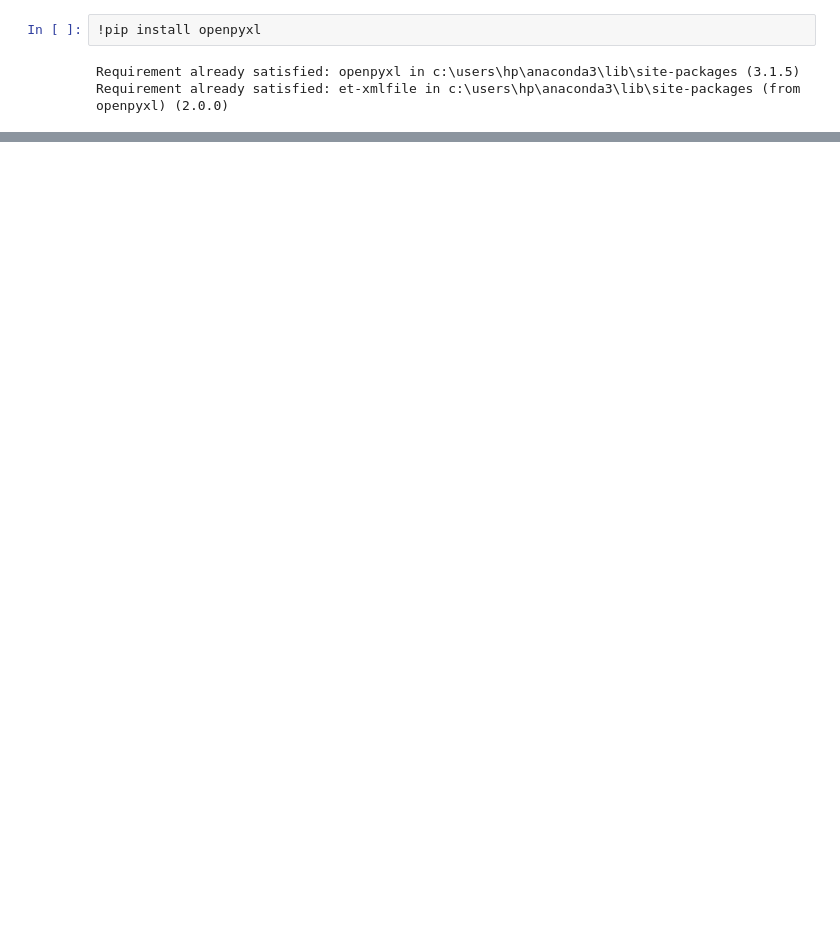
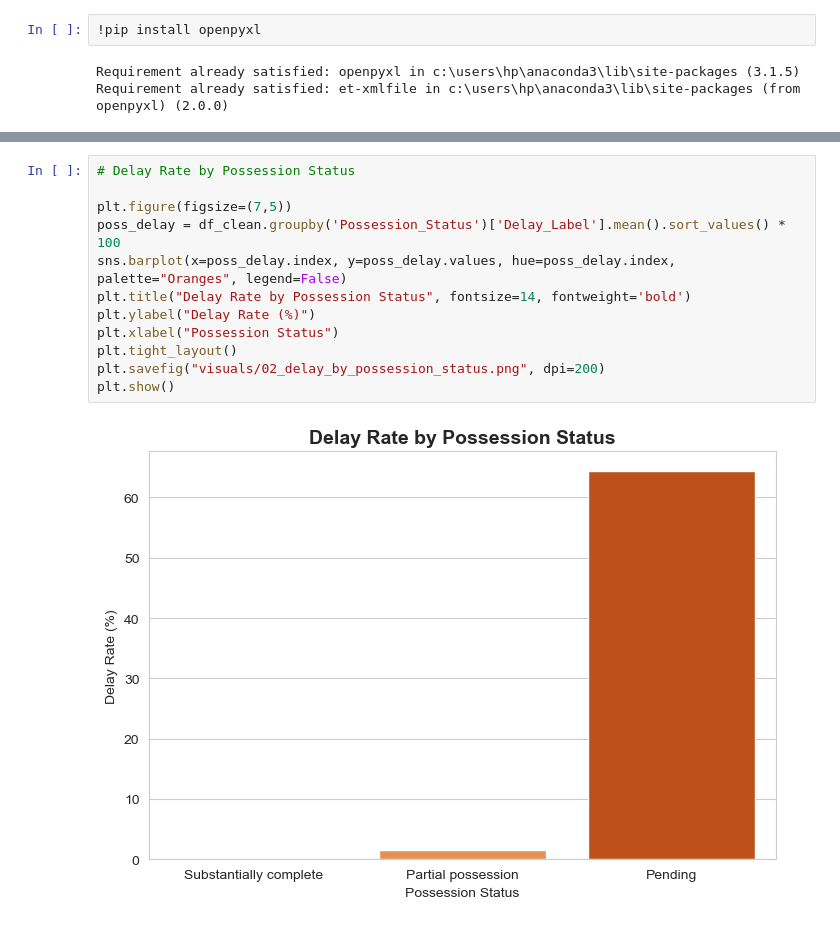
Before and after one commit to Butkii025/BhuNirvighna-Ai, a Jupyter notebook: notebook.ipynb, the cells around one changed output, grey strips where cells are left out. Saved outputs shown, nothing was run; the diff lists cells and outputs as text; blank space fills up the shorter version.

```diff
--- a/notebook.ipynb
+++ b/notebook.ipynb
@@ -42,0 +152,14 @@ Requirement already satisfied: et-xmlfile in c:\users\hp\anaconda3\lib\site-pack
+# %%
+# Delay Rate by Possession Status
+
+plt.figure(figsize=(7,5))
+poss_delay = df_clean.groupby('Possession_Status')['Delay_Label'].mean().sort_values() * 100
+sns.barplot(x=poss_delay.index, y=poss_delay.values, hue=poss_delay.index, palette="Oranges", legend=False)
+plt.title("Delay Rate by Possession Status", fontsize=14, fontweight='bold')
+plt.ylabel("Delay Rate (%)")
+plt.xlabel("Possession Status")
+plt.tight_layout()
+plt.savefig("visuals/02_delay_by_possession_status.png", dpi=200)
+plt.show()
+# %% [output]
+[figure, added]
```
Also changed, not shown: parts of 20 cells of this notebook, 1 other file.
